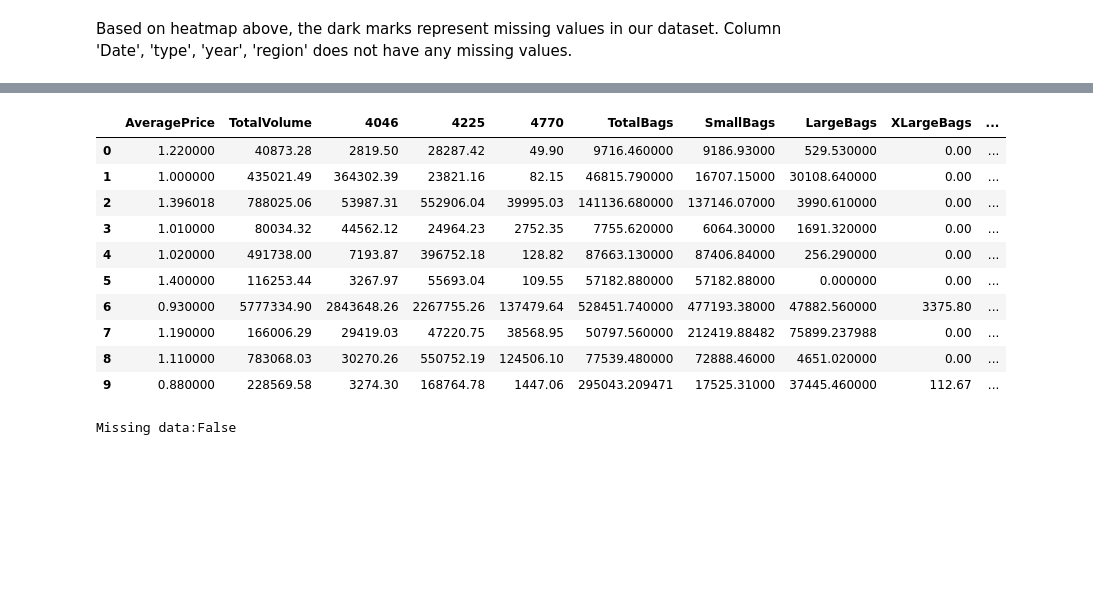
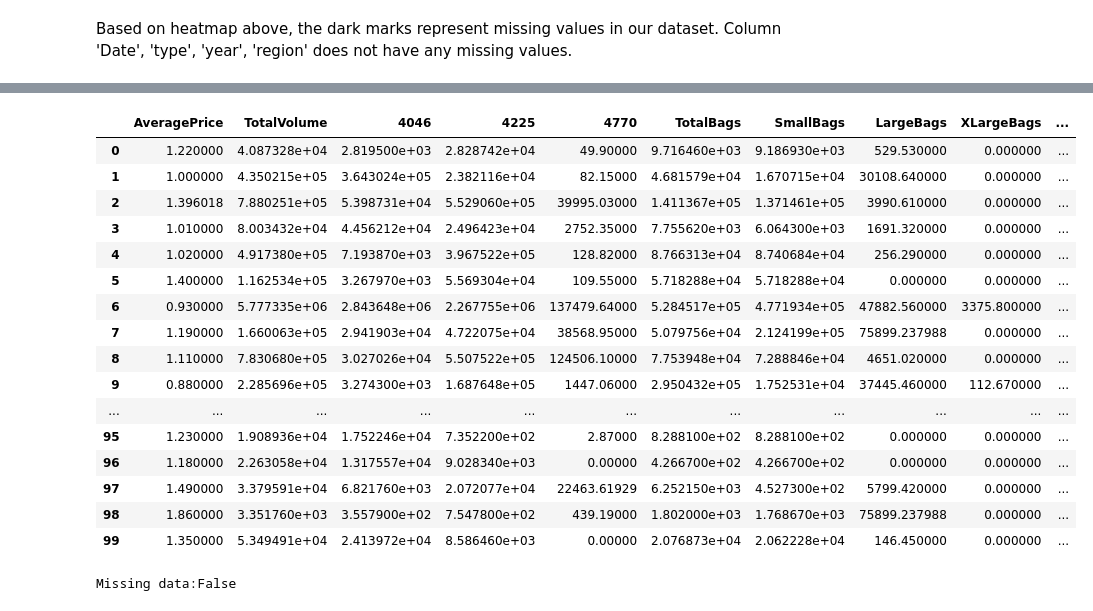
Before and after one commit to irfixq/Avocado_King, a Jupyter notebook: Avocado_King.ipynb, the cells around one changed output, grey strips where cells are left out. Cells and saved outputs as stored; diff of their text form; code cells hidden in the pictures; blank space fills up the shorter version.

```diff
--- a/Avocado_King.ipynb
+++ b/Avocado_King.ipynb
@@ -171,22 +201,28 @@ df_price_NA_check.to_csv('df_price_NA_check.csv',sep=',')
 # %%
 ## there are 2 option to handle missing data
 # option 1 = eliminate data point that contain missing values (not recommended as you might missed important data for other attribute)
 # option 2 = substitue missing value with avg value of the attribute
 
 dfnew_price = df_price.fillna(df_price.mean())
-dfnew_price.head(10)
+dfnew_price.head(100)
 # %% [output]
 |  | AveragePrice | TotalVolume | 4046 | 4225 | 4770 | TotalBags | SmallBags | LargeBags | XLargeBags | ... |
-| 0 | 1.220000 | 40873.28 | 2819.50 | 28287.42 | 49.90 | 9716.460000 | 9186.93000 | 529.530000 | 0.00 | ... |
-| 1 | 1.000000 | 435021.49 | 364302.39 | 23821.16 | 82.15 | 46815.790000 | 16707.15000 | 30108.640000 | 0.00 | ... |
-| 2 | 1.396018 | 788025.06 | 53987.31 | 552906.04 | 39995.03 | 141136.680000 | 137146.07000 | 3990.610000 | 0.00 | ... |
-| 3 | 1.010000 | 80034.32 | 44562.12 | 24964.23 | 2752.35 | 7755.620000 | 6064.30000 | 1691.320000 | 0.00 | ... |
-| 4 | 1.020000 | 491738.00 | 7193.87 | 396752.18 | 128.82 | 87663.130000 | 87406.84000 | 256.290000 | 0.00 | ... |
-| 5 | 1.400000 | 116253.44 | 3267.97 | 55693.04 | 109.55 | 57182.880000 | 57182.88000 | 0.000000 | 0.00 | ... |
-| 6 | 0.930000 | 5777334.90 | 2843648.26 | 2267755.26 | 137479.64 | 528451.740000 | 477193.38000 | 47882.560000 | 3375.80 | ... |
-| 7 | 1.190000 | 166006.29 | 29419.03 | 47220.75 | 38568.95 | 50797.560000 | 212419.88482 | 75899.237988 | 0.00 | ... |
-| 8 | 1.110000 | 783068.03 | 30270.26 | 550752.19 | 124506.10 | 77539.480000 | 72888.46000 | 4651.020000 | 0.00 | ... |
-| 9 | 0.880000 | 228569.58 | 3274.30 | 168764.78 | 1447.06 | 295043.209471 | 17525.31000 | 37445.460000 | 112.67 | ... |
+| 0 | 1.220000 | 4.087328e+04 | 2.819500e+03 | 2.828742e+04 | 49.90000 | 9.716460e+03 | 9.186930e+03 | 529.530000 | 0.000000 | ... |
+| 1 | 1.000000 | 4.350215e+05 | 3.643024e+05 | 2.382116e+04 | 82.15000 | 4.681579e+04 | 1.670715e+04 | 30108.640000 | 0.000000 | ... |
+| 2 | 1.396018 | 7.880251e+05 | 5.398731e+04 | 5.529060e+05 | 39995.03000 | 1.411367e+05 | 1.371461e+05 | 3990.610000 | 0.000000 | ... |
+| 3 | 1.010000 | 8.003432e+04 | 4.456212e+04 | 2.496423e+04 | 2752.35000 | 7.755620e+03 | 6.064300e+03 | 1691.320000 | 0.000000 | ... |
+| 4 | 1.020000 | 4.917380e+05 | 7.193870e+03 | 3.967522e+05 | 128.82000 | 8.766313e+04 | 8.740684e+04 | 256.290000 | 0.000000 | ... |
+| 5 | 1.400000 | 1.162534e+05 | 3.267970e+03 | 5.569304e+04 | 109.55000 | 5.718288e+04 | 5.718288e+04 | 0.000000 | 0.000000 | ... |
+| 6 | 0.930000 | 5.777335e+06 | 2.843648e+06 | 2.267755e+06 | 137479.64000 | 5.284517e+05 | 4.771934e+05 | 47882.560000 | 3375.800000 | ... |
+| 7 | 1.190000 | 1.660063e+05 | 2.941903e+04 | 4.722075e+04 | 38568.95000 | 5.079756e+04 | 2.124199e+05 | 75899.237988 | 0.000000 | ... |
+| 8 | 1.110000 | 7.830680e+05 | 3.027026e+04 | 5.507522e+05 | 124506.10000 | 7.753948e+04 | 7.288846e+04 | 4651.020000 | 0.000000 | ... |
+| 9 | 0.880000 | 2.285696e+05 | 3.274300e+03 | 1.687648e+05 | 1447.06000 | 2.950432e+05 | 1.752531e+04 | 37445.460000 | 112.670000 | ... |
+| ... | ... | ... | ... | ... | ... | ... | ... | ... | ... | ... |
+| 95 | 1.230000 | 1.908936e+04 | 1.752246e+04 | 7.352200e+02 | 2.87000 | 8.288100e+02 | 8.288100e+02 | 0.000000 | 0.000000 | ... |
+| 96 | 1.180000 | 2.263058e+04 | 1.317557e+04 | 9.028340e+03 | 0.00000 | 4.266700e+02 | 4.266700e+02 | 0.000000 | 0.000000 | ... |
+| 97 | 1.490000 | 3.379591e+04 | 6.821760e+03 | 2.072077e+04 | 22463.61929 | 6.252150e+03 | 4.527300e+02 | 5799.420000 | 0.000000 | ... |
+| 98 | 1.860000 | 3.351760e+03 | 3.557900e+02 | 7.547800e+02 | 439.19000 | 1.802000e+03 | 1.768670e+03 | 75899.237988 | 0.000000 | ... |
+| 99 | 1.350000 | 5.349491e+04 | 2.413972e+04 | 8.586460e+03 | 0.00000 | 2.076873e+04 | 2.062228e+04 | 146.450000 | 0.000000 | ... |
 # %%
 ## check for dataset after impute missing values
 print(f"Missing data:{dfnew_price.isna().sum(axis=0).any()}")  # FALSE represent there is no missing values anymore in the dataset
```
Also changed, not shown: parts of 28 cells of this notebook.
